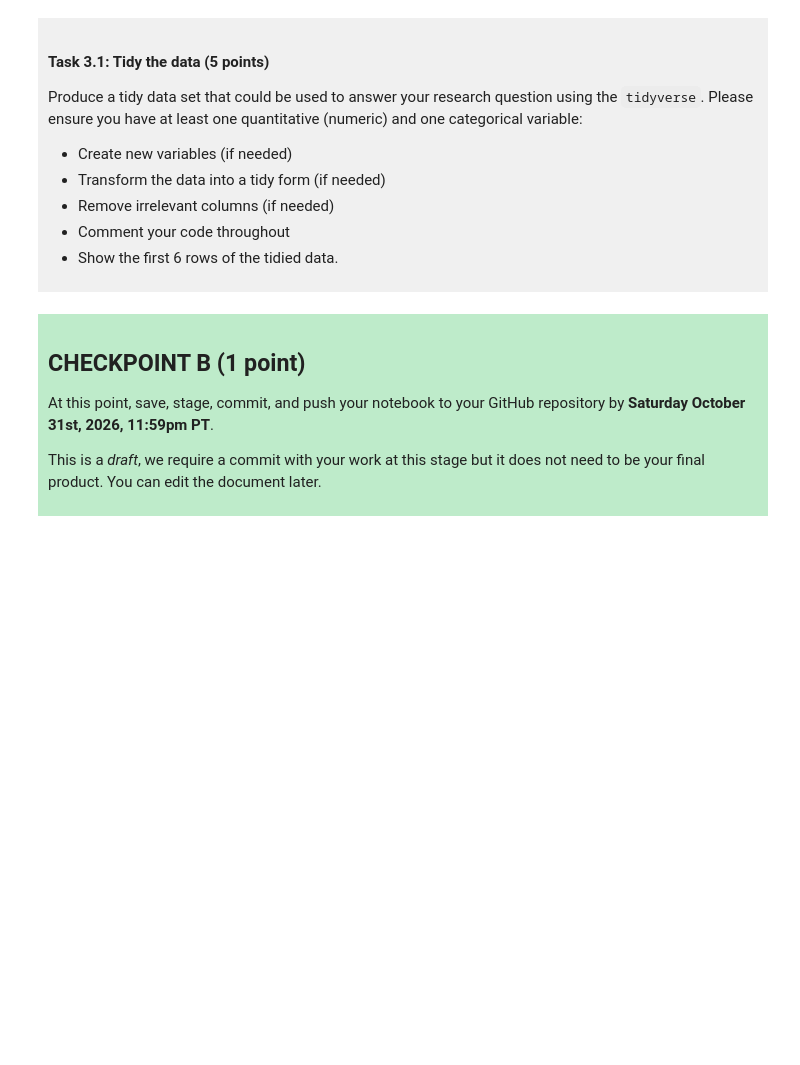
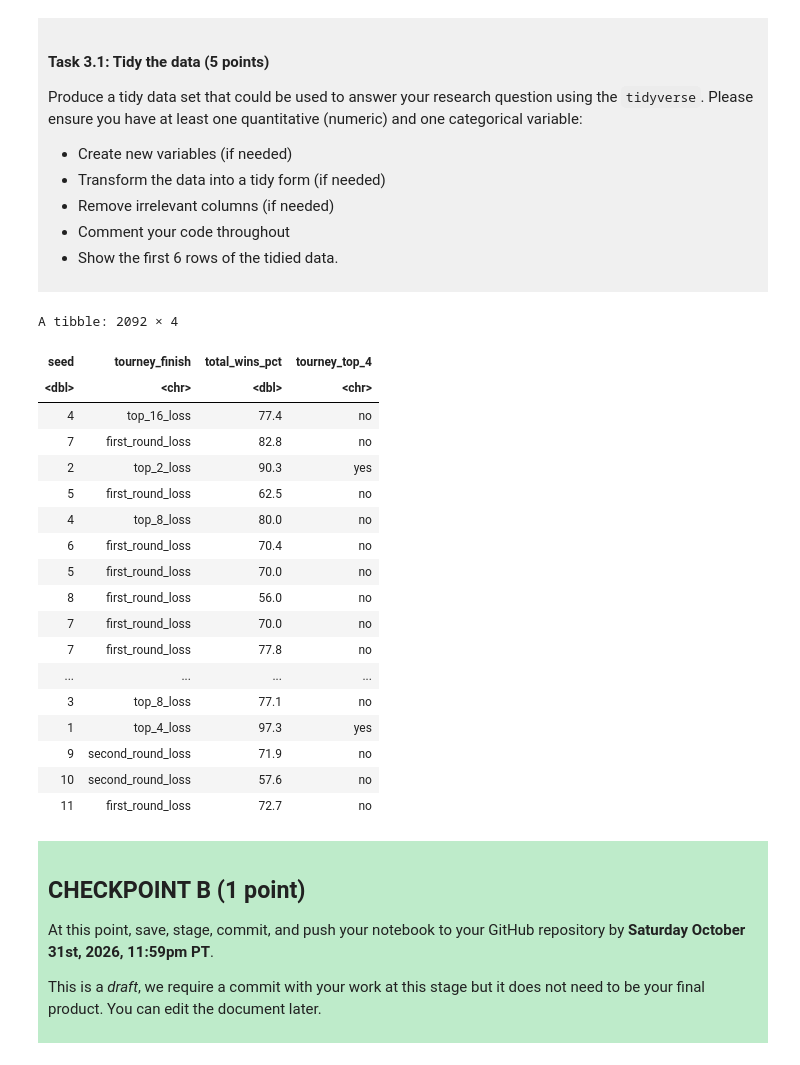
Before and after one commit to catsun3/dsci-100-project-catherine-sun, a Jupyter notebook: dsci-100-project-notebook.ipynb, the cells around one changed output. Drawn from its saved outputs; the diff is of its cells as text; code cells hidden in the pictures; blank space fills up the shorter version.

```diff
--- a/dsci-100-project-notebook.ipynb
+++ b/dsci-100-project-notebook.ipynb
@@ -189,7 +222,31 @@ Produce a tidy data set that could be used to answer your research question usin
 
 </div>
 # %%
-### EDIT THIS CODE CELL ###
+top_4 <- c("top_4_loss", "top_2_loss", "champ")
+tourney_tidy <- womens_march_madness|>
+    select(seed, tourney_finish, total_wins_pct)|>
+    mutate(tourney_top_4 = ifelse(tourney_finish %in% top_4, "yes", "no"))
+tourney_tidy
+# %% [output]
+A tibble: 2092 × 4
+| seed | tourney_finish | total_wins_pct | tourney_top_4 |
+| <dbl> | <chr> | <dbl> | <chr> |
+| 4 | top_16_loss | 77.4 | no |
+| 7 | first_round_loss | 82.8 | no |
+| 2 | top_2_loss | 90.3 | yes |
+| 5 | first_round_loss | 62.5 | no |
+| 4 | top_8_loss | 80.0 | no |
+| 6 | first_round_loss | 70.4 | no |
+| 5 | first_round_loss | 70.0 | no |
+| 8 | first_round_loss | 56.0 | no |
+| 7 | first_round_loss | 70.0 | no |
+| 7 | first_round_loss | 77.8 | no |
+| ... | ... | ... | ... |
+| 3 | top_8_loss | 77.1 | no |
+| 1 | top_4_loss | 97.3 | yes |
+| 9 | second_round_loss | 71.9 | no |
+| 10 | second_round_loss | 57.6 | no |
+| 11 | first_round_loss | 72.7 | no |
 # %% [markdown]
 <div style="background-color: #beebca; padding: 10px;">
 
```
Also changed, not shown: parts of 3 cells of this notebook.
